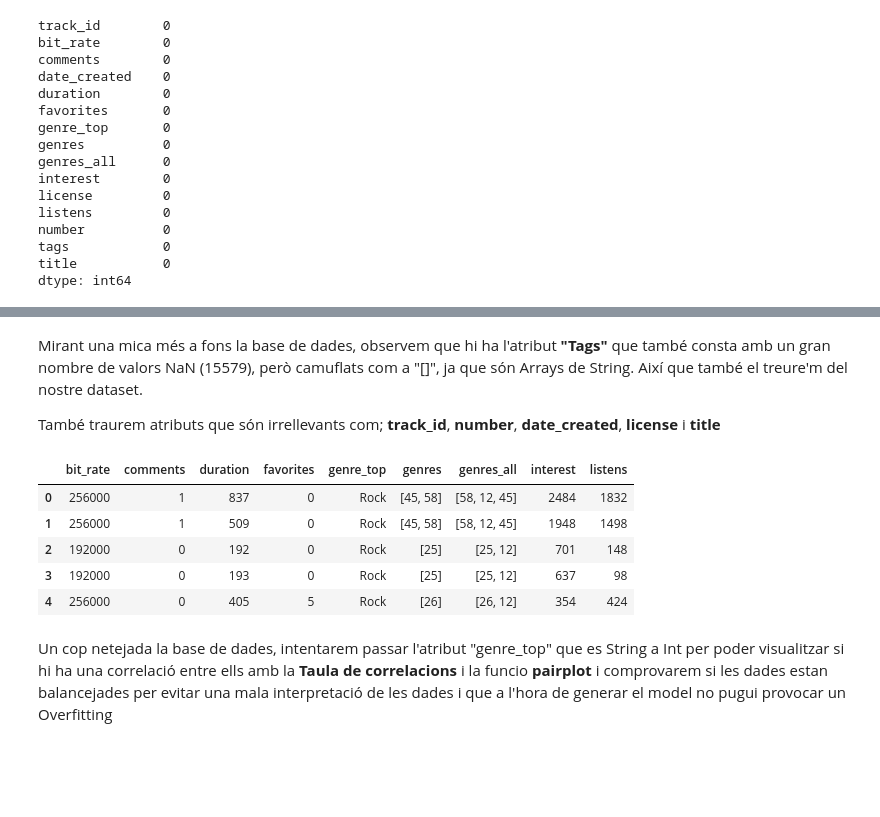
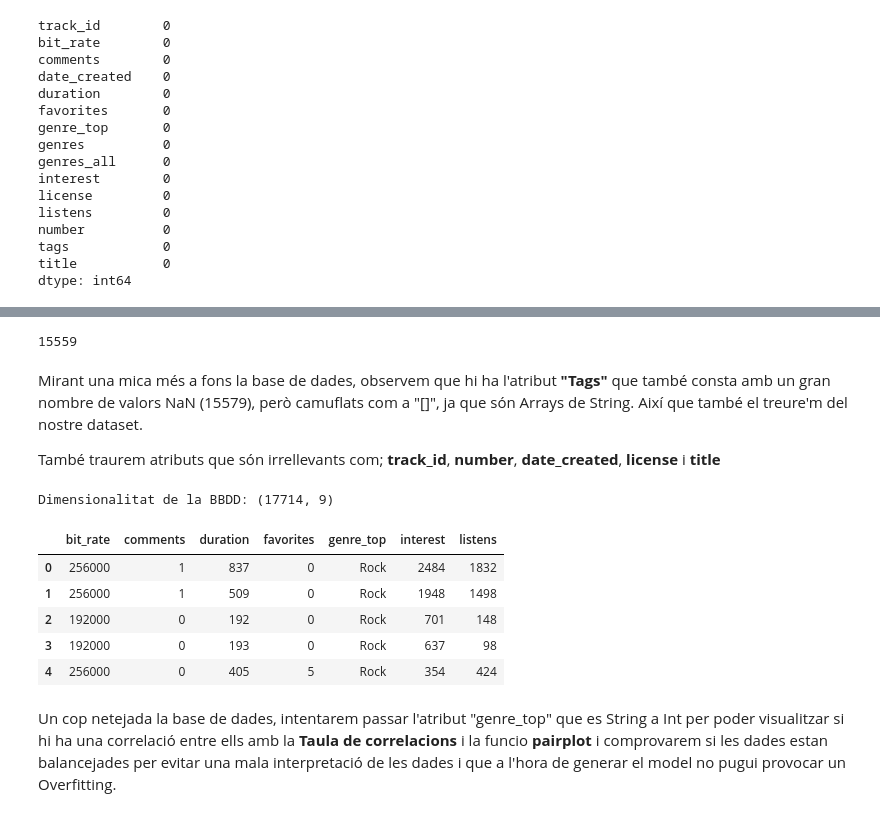
Before and after one commit to Rogerbenedito/English-song-data-from-2008-2017, a Jupyter notebook: Untitled.ipynb, the cells around one changed output, grey strips where cells are left out. Saved outputs shown, nothing was run; the diff lists cells and outputs as text; code cells hidden in the pictures; blank space fills up the shorter version.

```diff
--- a/Untitled.ipynb
+++ b/Untitled.ipynb
@@ -182,26 +179,36 @@ dtype: int64
-# %% [markdown]
-Mirant una mica més a fons la base de dades, observem que hi ha l'atribut **"Tags"** que també consta amb un gran nombre de valors NaN (15579), però camuflats com a "[]", ja que són Arrays de String.
-Així que també el treure'm del nostre dataset.
-
-També traurem atributs que són irrellevants com; **track_id**, **number**, **date_created**, **license** i **title**
-# %%
-dataset = dataset.drop(columns=['tags'])
-
-dataset = dataset.drop(columns=['track_id'])
-dataset = dataset.drop(columns=['number'])
-dataset = dataset.drop(columns=['date_created'])
-dataset = dataset.drop(columns=['license'])
-dataset = dataset.drop(columns=['title'])
-
-dataset.head()
-# %% [output]
-|  | bit_rate | comments | duration | favorites | genre_top | genres | genres_all | interest | listens |
-| 0 | 256000 | 1 | 837 | 0 | Rock | [45, 58] | [58, 12, 45] | 2484 | 1832 |
-| 1 | 256000 | 1 | 509 | 0 | Rock | [45, 58] | [58, 12, 45] | 1948 | 1498 |
-| 2 | 192000 | 0 | 192 | 0 | Rock | [25] | [25, 12] | 701 | 148 |
-| 3 | 192000 | 0 | 193 | 0 | Rock | [25] | [25, 12] | 637 | 98 |
-| 4 | 256000 | 0 | 405 | 5 | Rock | [26] | [26, 12] | 354 | 424 |
-# %% [markdown]
-Un cop netejada la base de dades, intentarem passar l'atribut "genre_top" que es String a Int per poder visualitzar si hi ha una correlació entre ells amb la **Taula de correlacions** i la funcio **pairplot** i comprovarem si les dades estan balancejades per evitar una mala interpretació de les dades i que a l'hora de generar el model no pugui provocar un Overfitting
+# %%
+#Contem cuantes vagades apareix el valor "[]" en la columne de Tags
+(dataset['tags'] == "[]").sum()
+# %% [output]
+15559
+# %% [markdown]
+Mirant una mica més a fons la base de dades, observem que hi ha l'atribut **"Tags"** que també consta amb un gran nombre de valors NaN (15579), però camuflats com a "[]", ja que són Arrays de String.
+Així que també el treure'm del nostre dataset.
+
+També traurem atributs que són irrellevants com; **track_id**, **number**, **date_created**, **license** i **title**
+# %%
+dataset = dataset.drop(columns=['tags'])
+
+dataset = dataset.drop(columns=['track_id'])
+dataset = dataset.drop(columns=['number'])
+dataset = dataset.drop(columns=['date_created'])
+dataset = dataset.drop(columns=['license'])
+dataset = dataset.drop(columns=['title'])
+
+#Eliminem aquests 2 atributs per poder normalitzar, però més endavant els tornarem a incorporar
+Dataset = dataset.drop(columns=['genres'])
+Dataset = Dataset.drop(columns=['genres_all'])
+print("Dimensionalitat de la BBDD:", dataset.shape)
+Dataset.head()
+# %% [output]
+Dimensionalitat de la BBDD: (17714, 9)
+|  | bit_rate | comments | duration | favorites | genre_top | interest | listens |
+| 0 | 256000 | 1 | 837 | 0 | Rock | 2484 | 1832 |
+| 1 | 256000 | 1 | 509 | 0 | Rock | 1948 | 1498 |
+| 2 | 192000 | 0 | 192 | 0 | Rock | 701 | 148 |
+| 3 | 192000 | 0 | 193 | 0 | Rock | 637 | 98 |
+| 4 | 256000 | 0 | 405 | 5 | Rock | 354 | 424 |
+# %% [markdown]
+Un cop netejada la base de dades, intentarem passar l'atribut "genre_top" que es String a Int per poder visualitzar si hi ha una correlació entre ells amb la **Taula de correlacions** i la funcio **pairplot** i comprovarem si les dades estan balancejades per evitar una mala interpretació de les dades i que a l'hora de generar el model no pugui provocar un Overfitting.
 # %%
 #Cambiem el valor de "Rock" per 0 i el valor de "Hip-Hop" per 1
```
Also changed, not shown: parts of 26 cells of this notebook.
